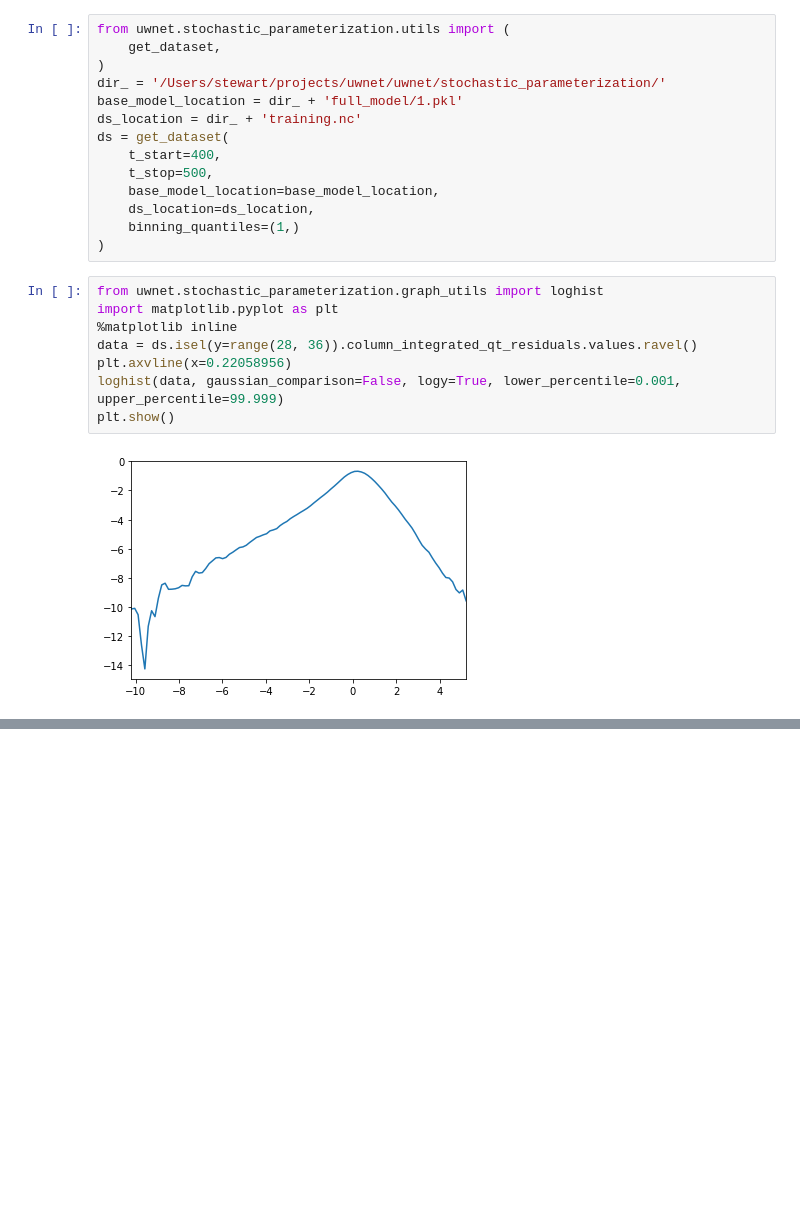
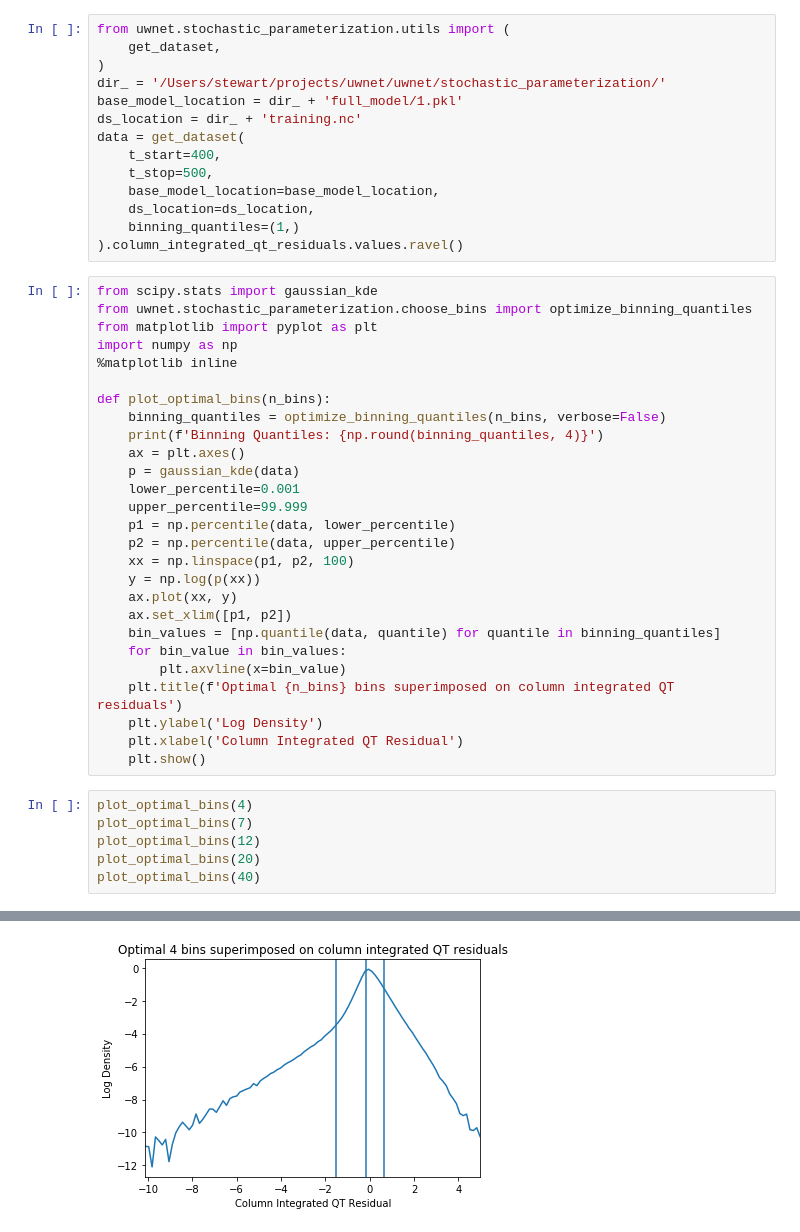
Before and after one commit to nbren12/uwnet, a Jupyter notebook: uwnet/stochastic_parameterization/notebooks/2019-05-12-choosing-binning-quantiles.ipynb, the cells around one changed output, grey strips where cells are left out. Drawn from its saved outputs; the diff is of its cells as text; blank space fills up the shorter version.

Commit message:
Implemented script that chooses the bins

```diff
--- a/uwnet/stochastic_parameterization/notebooks/2019-05-12-choosing-binning-quantiles.ipynb
+++ b/uwnet/stochastic_parameterization/notebooks/2019-05-12-choosing-binning-quantiles.ipynb
@@ -5,20 +13,44 @@ from uwnet.stochastic_parameterization.utils import (
 dir_ = '/Users/stewart/projects/uwnet/uwnet/stochastic_parameterization/'
 base_model_location = dir_ + 'full_model/1.pkl'
 ds_location = dir_ + 'training.nc'
-ds = get_dataset(
+data = get_dataset(
     t_start=400,
     t_stop=500,
     base_model_location=base_model_location,
     ds_location=ds_location,
     binning_quantiles=(1,)
-)
+).column_integrated_qt_residuals.values.ravel()
-# %%
-from uwnet.stochastic_parameterization.graph_utils import loghist
-import matplotlib.pyplot as plt
-%matplotlib inline
-data = ds.isel(y=range(28, 36)).column_integrated_qt_residuals.values.ravel()
-plt.axvline(x=0.22058956)
-loghist(data, gaussian_comparison=False, logy=True, lower_percentile=0.001, upper_percentile=99.999)
-plt.show()
-# %% [output]
-[figure, removed]
+# %%
+from scipy.stats import gaussian_kde
+from uwnet.stochastic_parameterization.choose_bins import optimize_binning_quantiles
+from matplotlib import pyplot as plt
+import numpy as np
+%matplotlib inline
+
+def plot_optimal_bins(n_bins):
+    binning_quantiles = optimize_binning_quantiles(n_bins, verbose=False)
+    print(f'Binning Quantiles: {np.round(binning_quantiles, 4)}')
+    ax = plt.axes()
+    p = gaussian_kde(data)
+    lower_percentile=0.001
+    upper_percentile=99.999
+    p1 = np.percentile(data, lower_percentile)
+    p2 = np.percentile(data, upper_percentile)
+    xx = np.linspace(p1, p2, 100)
+    y = np.log(p(xx))
+    ax.plot(xx, y)
+    ax.set_xlim([p1, p2])
+    bin_values = [np.quantile(data, quantile) for quantile in binning_quantiles]
+    for bin_value in bin_values:
+        plt.axvline(x=bin_value)
+    plt.title(f'Optimal {n_bins} bins superimposed on column integrated QT residuals')
+    plt.ylabel('Log Density')
+    plt.xlabel('Column Integrated QT Residual')
+    plt.show()
+# %%
+plot_optimal_bins(4)
+plot_optimal_bins(7)
+plot_optimal_bins(12)
+plot_optimal_bins(20)
+plot_optimal_bins(40)
+# %% [output]
@@ -24,0 +58 @@ plt.show()
+[figure, added]
```
Also changed, not shown: parts of 2 cells of this notebook, 3 other files.
